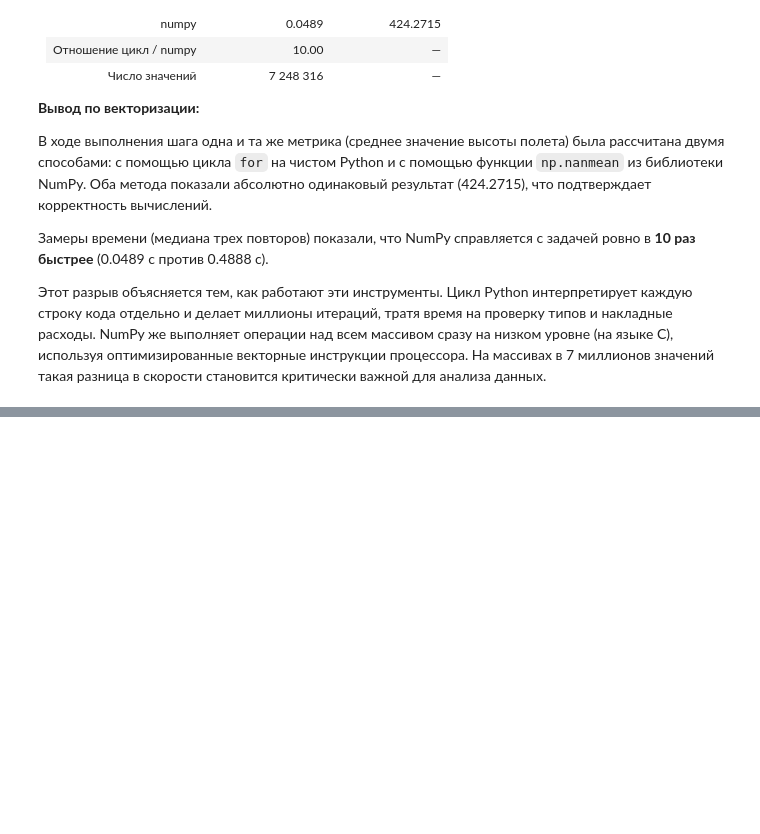
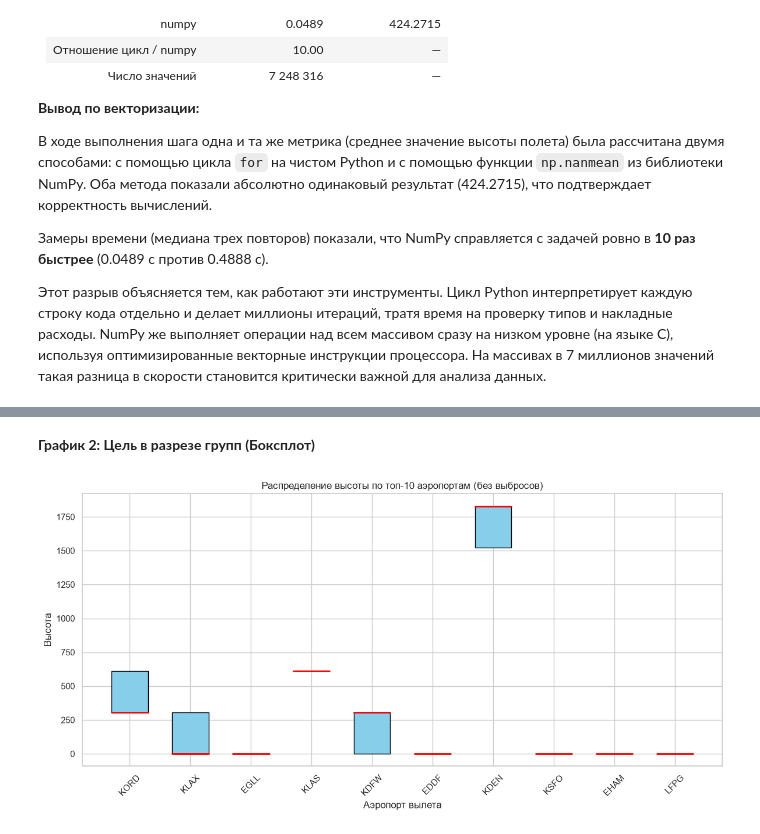
Before and after one commit to smitila9-maker/data-analysis-lab1, a Jupyter notebook: notebooks/06_eda.ipynb, the cells around one changed output, grey strips where cells are left out. Cells and saved outputs as stored; diff of their text form; code cells hidden in the pictures; blank space fills up the shorter version.

```diff
--- a/notebooks/06_eda.ipynb
+++ b/notebooks/06_eda.ipynb
@@ -340,0 +366,36 @@ print(f"Число значений: {len(values)}")
+# %% [markdown]
+**График 2: Цель в разрезе групп (Боксплот)**
+# %%
+# Агрегируем данные ВРУЧНУЮ (считаем квартили для каждого аэропорта)
+top_airports = df['origin'].value_counts().nlargest(10).index
+df_top = df[df['origin'].isin(top_airports)]
+
+# Считаем 25-й, 50-й (медиану) и 75-й перцентили
+stats = df_top.groupby('origin')['altitude_1'].describe(percentiles=[.25, .5, .75])
+
+fig, ax = plt.subplots(figsize=(12, 6))
+
+# Рисуем "ящики" вручную через matplotlib
+for i, airport in enumerate(top_airports):
+    if airport in stats.index:
+        q1 = stats.loc[airport, '25%']
+        median = stats.loc[airport, '50%']
+        q3 = stats.loc[airport, '75%']
+
+        # Рисуем прямоугольник (ящик)
+        rect = plt.Rectangle((i - 0.3, q1), 0.6, q3 - q1, fill=True, facecolor='skyblue', edgecolor='black')
+        ax.add_patch(rect)
+
+        # Рисуем медиану (линия внутри ящика)
+        ax.plot([i - 0.3, i + 0.3], [median, median], color='red', linewidth=2)
+
+ax.set_xticks(range(len(top_airports)))
+ax.set_xticklabels(top_airports, rotation=45)
+ax.set_title('Распределение высоты по топ-10 аэропортам (без выбросов)')
+ax.set_xlabel('Аэропорт вылета')
+ax.set_ylabel('Высота')
+plt.tight_layout()
+plt.savefig('../plots/02_boxplot.png', dpi=150)
+plt.show()
+# %% [output]
+[figure, added]
```
Also changed, not shown: parts of 19 cells of this notebook, 3 other files.
